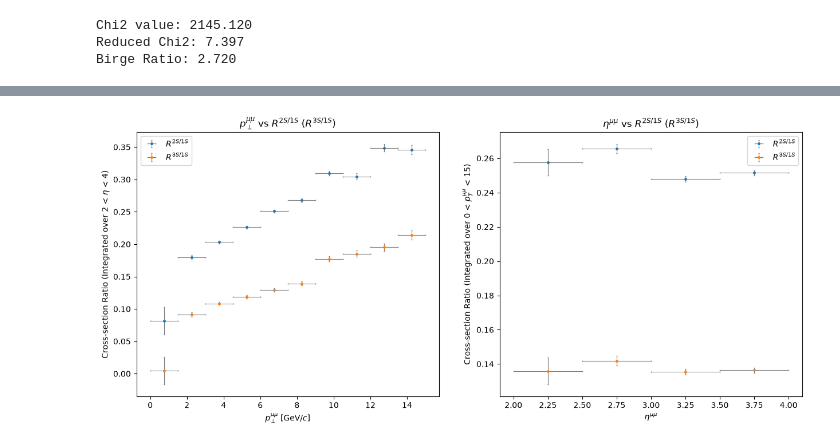
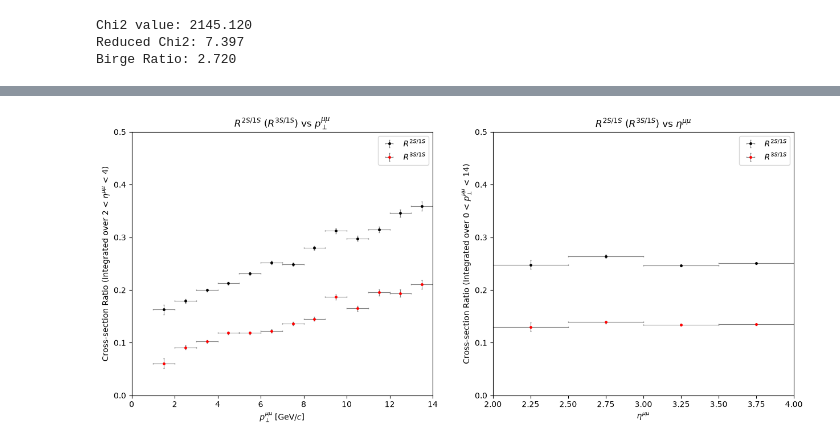
Before and after one commit to salsatosi/DAH_project_F1, a Jupyter notebook: data_analysis.ipynb, the cells around one changed output, grey strips where cells are left out. Cells and saved outputs as stored; diff of their text form; code cells hidden in the pictures.

```diff
--- a/data_analysis.ipynb
+++ b/data_analysis.ipynb
@@ -412,18 +648,20 @@ Crystal ball function on mc.bin
 '''
 from scipy.stats import crystalball
 
-if filename == dataset[2]:
+if filename == dataset[2]+'.bin':
+    # Select first peak
     min_mass,max_mass = 9.00,9.75
     muon_pair_mass = xdata[0]
     muon_pair_mass = muon_pair_mass[(muon_pair_mass > features_range[0][0]) & (muon_pair_mass < features_range[0][1])]
     first_peak = muon_pair_mass[(muon_pair_mass > min_mass) & (muon_pair_mass < max_mass)]
     N_tot = len(first_peak)
 
+    # Define peak model (crystal ball function)
     def crystal_ball_model(x, mu, sigma, alpha, n):
         norm = crystalball.cdf(max_mass, beta=alpha, m=n, loc=mu, scale=sigma) - crystalball.cdf(min_mass, beta=alpha, m=n, loc=mu, scale=sigma)
         return crystalball.pdf(x, beta=alpha, m=n, loc=mu, scale=sigma) / norm
 
-
+    # Calculate negative-log likelihood
     def nll(mu, sigma, alpha, n):
         pdf = crystal_ball_model(first_peak, mu, sigma, alpha, n)
         if np.any(pdf <= 0):
@@ -431,28 +669,31 @@ if filename == dataset[2]:
 
         return -np.sum(np.log(pdf))
 
-
+    # Guess initial parameters
     init_params = [9.4, 0.04, 2, 1]
     bounds = [(min_mass,max_mass), (0.001, 1), (0, 10), (1,10)]
 
+    # Perform unbinned ML fitting
     res = Minuit(nll, *init_params)
     res.limits = bounds
     res.errordef = Minuit.LIKELIHOOD
     res.migrad()
     res.hesse()
 
+    # Extract fitting parameters and errors
     mu_fit, sigma_fit, alpha_fit, n_fit = res.values
     cov = np.array(res.covariance)
     errors = res.errors
     mu_err, sigma_err, alpha_err, n_err = errors
 
 
-
+    # Output peak information
     print(f"Upsilon(1S) Mass (mu): {mu_fit:.5f} +- {mu_err:.5f} GeV/c^2")
     print(f"Mass Resolution (sigma): {sigma_fit:.5f} +- {sigma_err:.5f} GeV/c^2")
     print(f"Alpha: {alpha_fit:.5f} +- {alpha_err:.5f}")
     print(f"Power-law exponent (n): {n_fit:.5f} +- {n_err:.5f}")
 
+    # Plot the peak and model fitting
     xgrid = np.linspace(min_mass,max_mass,1000)
     plt.hist(first_peak,bins=300,density=True,range=(min_mass,max_mass), label='Data')
     plt.plot(xgrid,crystal_ball_model(xgrid,*res.values), label='Model Fitting')
@@ -623,6 +1006,7 @@ for i in range(1,6):
     plt.colorbar(label="Events")
     plt.xlabel(features_xaxis_label[0])
     plt.ylabel(features_xaxis_label[i])
-    plt.title(f"{features_xaxis_label[i]} vs {features_xaxis_label[0]}")
+    plt.title(f"{features_latex[i]} vs {features_latex[0]}")
+    plt.savefig(f"images/task_6_{features[i]}_vs_{features[0]}_{dataset[select_file]}.pdf")
     plt.show()
 # %% [output]
@@ -936,8 +1400,11 @@ then evaluate R^(2S/1S) and R^(3S/1S)
 '''
 import pandas as pd
 
-pT_bins = np.linspace(0,15,11)
+# set pT and eta bins
+pT_bins = np.linspace(0,14,15) # n bins within n+1 points
 eta_bins = np.linspace(2,4,5)
+
+# Define spectrum region and peak regions
 muon_pair_mass = xdata[0]
 p_T_mm = xdata[1]
 eta = xdata[2]
@@ -951,22 +1418,25 @@ fixed_mu_3 = 10.355
 
 result = []
 
+# Evaluate data by 2D bins
 for i in range(len(pT_bins)-1):
     for j in range(len(eta_bins)-1):
+        # calculate bin centres
         pT_min, pT_max = pT_bins[i], pT_bins[i+1]
         pT_mid = (pT_min+pT_max)/2
         eta_min, eta_max = eta_bins[j], eta_bins[j+1]
         eta_mid = (eta_min+eta_max)/2
 
+        # extract data in the bin range
         cut_mass = muon_pair_mass[(p_T_mm > pT_min) & (p_T_mm < pT_max) & (eta > eta_min) & (eta<eta_max)]
-        if len(cut_mass) < 300:
+
+        # Discard the bin if no. of count is small
+        if len(cut_mass) < 200:
             print(f"Passed: pT_mid: {pT_mid}, eta_mid: {eta_mid}")
             continue
 
-        if pT_mid > 15 and eta_mid > 4:
-            print(f"Passed: pT_mid: {pT_mid}, eta_mid: {eta_mid}")
-            continue
 
+        # Bin the selected data for binned ML fitting
         n_bins = 150
         counts, bin_edges = np.histogram(cut_mass, bins=n_bins, range=(min_mass, max_mass))
         bin_width = (max_mass - min_mass) / n_bins
@@ -976,7 +1446,7 @@ for i in range(len(pT_bins)-1):
         alpha = 1.89471
         n = 1.09539
 
-
+        # Define spectrum model (crystal ball function)
         def composite_upsilon_cbf_cdf(x,mu_1,sigma_1,mu_2,sigma_2,mu_3,sigma_3,c1,c2,f_1,f_2,f_3):
 
             def crystal_ball_cdf(x, mu, sigma):
@@ -1003,7 +1473,7 @@ for i in range(len(pT_bins)-1):
             return f_1*crystal_ball_cdf(x,mu_1,sigma_1) + f_2*crystal_ball_cdf(x,mu_2,sigma_2) + f_3*crystal_ball_cdf(x,mu_3,sigma_3) + (1-f_1-f_2-f_3)*background_cdf
 
 
-
+        # Perform binned ML fitting (crystal ball function)
         init_params = [fixed_mu_1, 0.043, fixed_mu_2, 0.046, fixed_mu_3, 0.04, -0.5, 0.1, 0.12, 0.04, 0.03]
         bounds = [(min_mass_1,max_mass_1), (0.01, 1), (min_mass_2,max_mass_2),
                   (0.01, 1), (min_mass_3,max_mass_3), (0.01, 1), (-1,0), (-0.5,0.5), (0.0, 1.0), (0.0, 1.0), (0.0, 1.0)]
@@ -1016,11 +1486,13 @@ for i in range(len(pT_bins)-1):
         res.migrad()
         res.hesse()
 
+        # Evaluate number of signal events
         N_bins = len(counts)
         N1 = res.values["f_1"] * N_tot
         N2 = res.values["f_2"] * N_tot
         N3 = res.values["f_3"] * N_tot
 
+        # Add bin information, no. of counts and cross-section ratio
         result.append({"pT_mid":(pT_min+pT_max)/2,
                       "eta_mid":(eta_min+eta_max)/2,
                       "N1":N1,
@@ -1029,21 +1501,17 @@ for i in range(len(pT_bins)-1):
                       "R21":N2/N1,
                       "R31":N3/N1})
 
-# for dic in result:
-#     print("---------------------------------")
-#     for key,value in dic.items():
-#         print(f"{key}: {value}")
-
+# Evaluate R(pT): Integrate cross-section ratio over 2 < η < 4
 df = pd.DataFrame(result)
 eta_mids = (eta_bins[1:] + eta_bins[:-1])/2
 sub = df[df["eta_mid"].isin(eta_mids)]
 integ_1 = sub.groupby("pT_mid")[["N1", "N2", "N3"]].sum().reset_index()
-
 integ_1["R21"] = integ_1["N2"] / integ_1["N1"]
 integ_1["R31"] = integ_1["N3"] / integ_1["N1"]
 integ_1["R21_err"] = integ_1["R21"] * np.sqrt(1 / integ_1["N1"] + 1 / integ_1["N2"])
 integ_1["R31_err"] = integ_1["R31"] * np.sqrt(1 / integ_1["N1"] + 1 / integ_1["N3"])
 
+# Evaluate R(η): Integrate cross-section ratio over 0 < pT < 15
 pT_mids = (pT_bins[1:] + pT_bins[:-1])/2
 sub = df[df["pT_mid"].isin(pT_mids)]
 integ_2 = sub.groupby("eta_mid")[["N1", "N2", "N3"]].sum().reset_index()
@@ -1053,28 +1521,30 @@ integ_2["R21_err"] = integ_2["R21"] * np.sqrt(1 / integ_2["N1"] + 1 / integ_2["N
 integ_2["R31_err"] = integ_2["R31"] * np.sqrt(1 / integ_2["N1"] + 1 / integ_2["N3"])
 
 
-
+# Plot Cross-section ratio distribution
 fig, (ax1, ax2) = plt.subplots(1, 2, figsize=(15,6))
 colors = {2.5: "#1f77b4", 3.5: "#2ca02c", 4.5: "#d62728"}
 markers = {2.5: "o", 3.5: "s", 4.5: "^"}
-
-
-ax1.errorbar(integ_1["pT_mid"], integ_1["R21"], xerr=0.75, yerr=integ_1["R21_err"]
-             , linestyle="",fmt='o', capsize=1, markersize=2.5,elinewidth=0.8,ecolor='grey',label=r"$R^{2S/1S}$")
-ax1.errorbar(integ_1["pT_mid"], integ_1["R31"], xerr=0.75, yerr=integ_1["R21_err"]
-             , linestyle="",fmt='o', capsize=1, markersize=2.5,ecolor='grey',elinewidth=0.8,label=r"$R^{3S/1S}$")
+ax1.errorbar(integ_1["pT_mid"], integ_1["R21"], xerr=0.5, yerr=integ_1["R21_err"]
+             , linestyle="",fmt='o', capsize=1, color='black', markersize=2.5,elinewidth=0.8,ecolor='grey',label=r"$R^{2S/1S}$")
+ax1.errorbar(integ_1["pT_mid"], integ_1["R31"], xerr=0.5, yerr=integ_1["R21_err"]
+             , linestyle="",fmt='o', capsize=1, color='red', markersize=2.5,ecolor='grey',elinewidth=0.8,label=r"$R^{3S/1S}$")
 ax2.errorbar(integ_2["eta_mid"], integ_2["R21"], xerr=0.25, yerr=integ_2["R21_err"]
-             , linestyle="",fmt='o', capsize=1, markersize=2.5,elinewidth=0.8,ecolor='grey',label=r"$R^{2S/1S}$")
+             , linestyle="",fmt='o', capsize=1, color='black', markersize=2.5,elinewidth=0.8,ecolor='grey',label=r"$R^{2S/1S}$")
 ax2.errorbar(integ_2["eta_mid"], integ_2["R31"], xerr=0.25, yerr=integ_2["R21_err"]
-             , linestyle="",fmt='o', capsize=1, markersize=2.5,ecolor='grey',elinewidth=0.8,label=r"$R^{3S/1S}$")
-
+             , linestyle="",fmt='o', capsize=1, color='red', markersize=2.5,ecolor='grey',elinewidth=0.8,label=r"$R^{3S/1S}$")
 ax1.set_xlabel(features_xaxis_label[1])
-ax1.set_ylabel(r"Cross-section Ratio (Integrated over 2 < $\eta$ < 4)")
+ax1.set_ylabel(r"Cross-section Ratio (Integrated over 2 < $\eta^{\mu\mu}$ < 4)")
 ax2.set_xlabel(features_xaxis_label[2])
-ax2.set_ylabel(r"Cross-section Ratio (Integrated over 0 < $p_{T}^{\mu\mu}$ < 15)")
+ax2.set_ylabel(r"Cross-section Ratio (Integrated over 0 < $p_\perp^{\mu\mu}$ < 14)")
 ax1.legend()
 ax2.legend()
-ax1.set_title(f"{features_latex[1]}" + r" vs $R^{2S/1S}$ ($R^{3S/1S}$)")
-ax2.set_title(f"{features_latex[2]}" + r" vs $R^{2S/1S}$ ($R^{3S/1S}$)")
+ax1.set_xlim(0,14)
+ax1.set_ylim(0,0.5)
+ax2.set_xlim(2,4)
+ax2.set_ylim(0,0.5)
+ax1.set_title(r"$R^{2S/1S}$ ($R^{3S/1S}$) vs " + f"{features_latex[1]}" )
+ax2.set_title(r"$R^{2S/1S}$ ($R^{3S/1S}$) vs "+ f"{features_latex[2]}")
+plt.savefig(f'images/task_7_cross_section_ratio_{dataset[select_file]}.png')
 plt.show()
 # %% [output]
@@ -1088 +1563 @@ Passed: pT_mid: 5.25, eta_mid: 2.25
-[figure, old version]
+[figure, new version]
```
Also changed, not shown: parts of 36 cells of this notebook, 3 other files.
